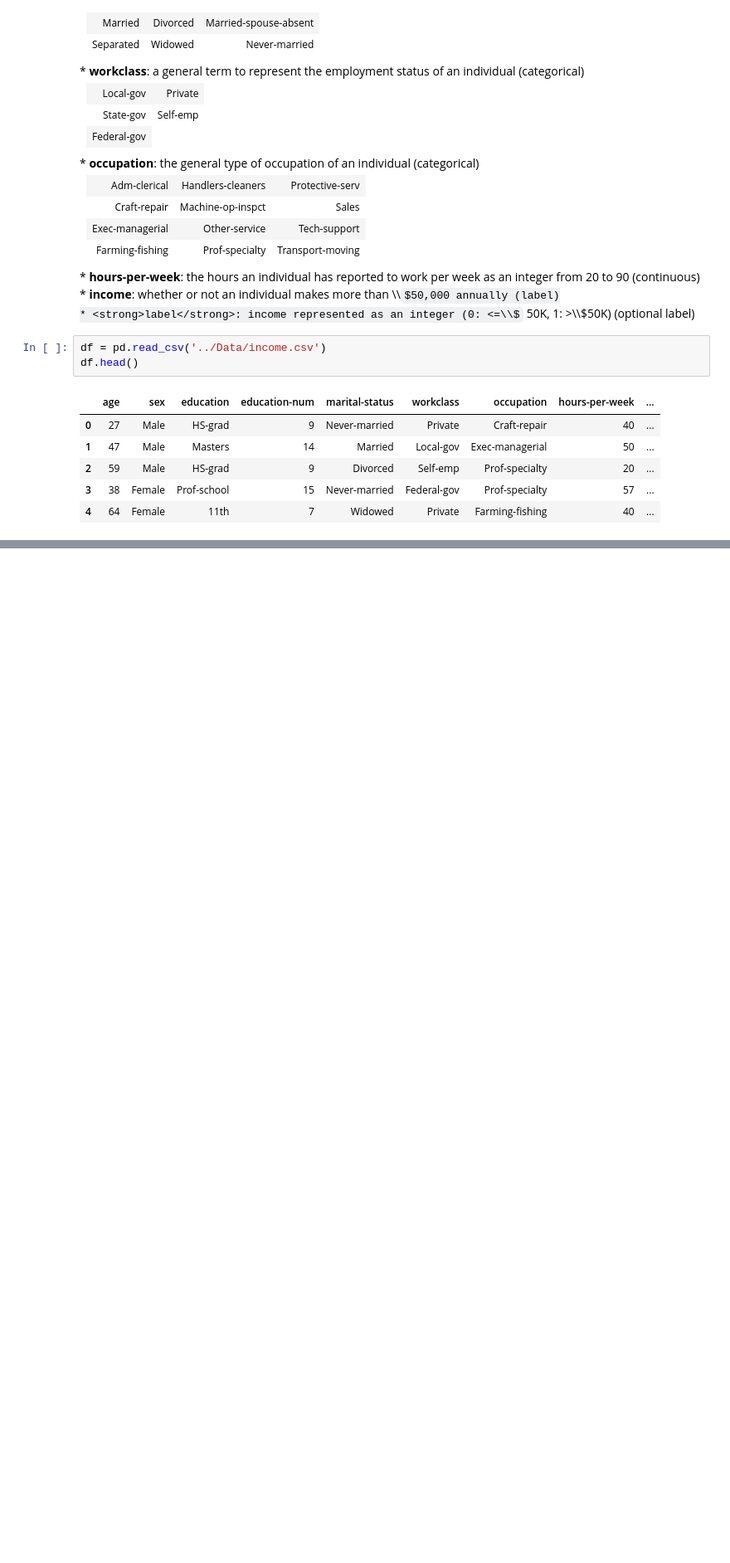
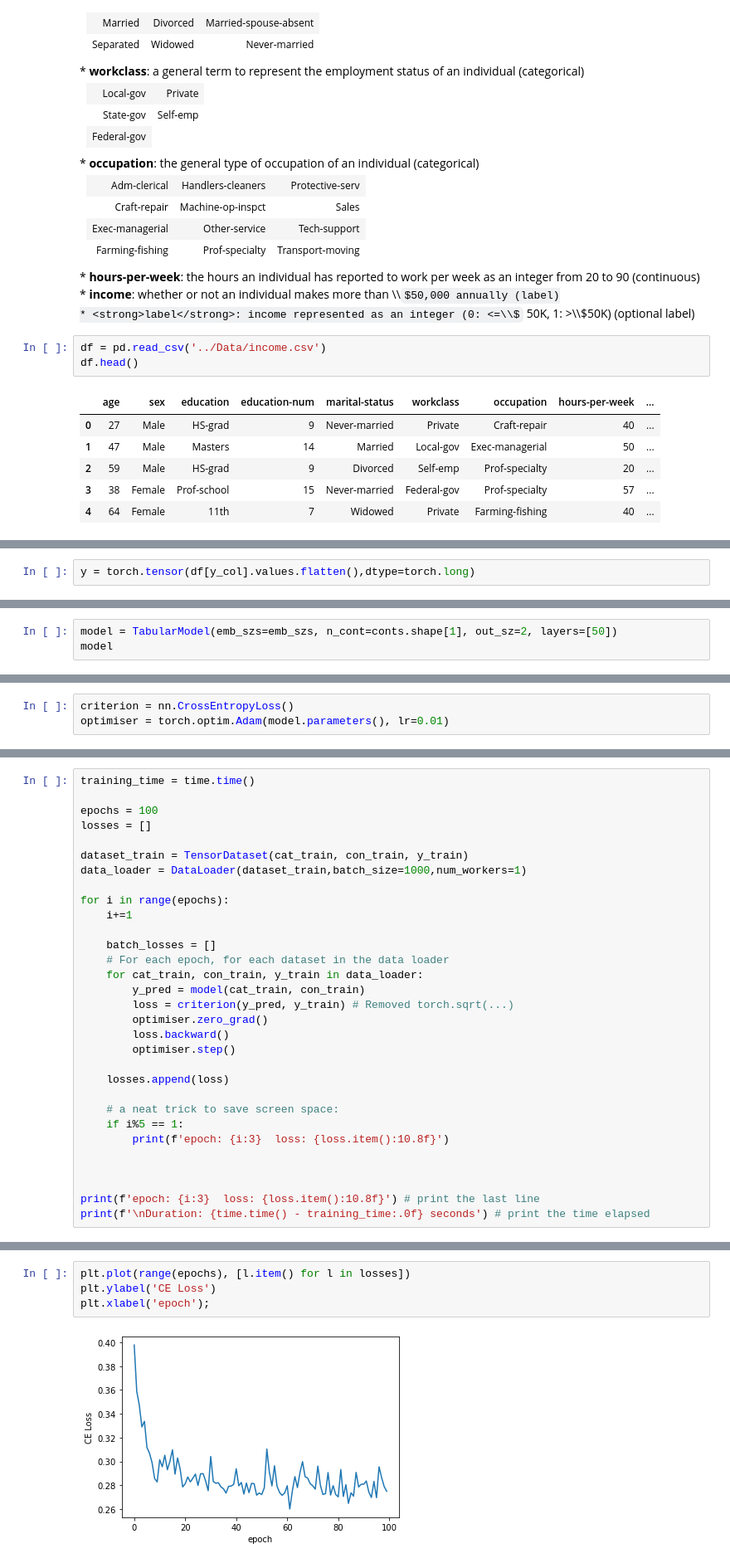
Before and after one commit to alejandrodgb/pytorch-for-dl, a Jupyter notebook: 02-ANN-Artificial-Neural-Networks/05-Exercises.ipynb, the cells around one changed output, grey strips where cells are left out. Shown: that part at 83% size. Saved outputs shown, nothing was run; the diff lists cells and outputs as text; some formulas as TeX source; blank space fills up the shorter version.

```diff
--- a/02-ANN-Artificial-Neural-Networks/05-Exercises.ipynb
+++ b/02-ANN-Artificial-Neural-Networks/05-Exercises.ipynb
@@ -100,0 +198,2 @@ df.describe(include='all')
+# %%
+y = torch.tensor(df[y_col].values.flatten(),dtype=torch.long)
@@ -100,0 +283,3 @@ df.describe(include='all')
+# %%
+model = TabularModel(emb_szs=emb_szs, n_cont=conts.shape[1], out_sz=2, layers=[50])
+model
@@ -100,0 +307,3 @@ df.describe(include='all')
+# %%
+criterion = nn.CrossEntropyLoss()
+optimiser = torch.optim.Adam(model.parameters(), lr=0.01)
@@ -100,0 +312,31 @@ df.describe(include='all')
+# %%
+training_time = time.time()
+
+epochs = 100
+losses = []
+
+dataset_train = TensorDataset(cat_train, con_train, y_train)
+data_loader = DataLoader(dataset_train,batch_size=1000,num_workers=1)
+
+for i in range(epochs):
+    i+=1
+
+    batch_losses = []
+    # For each epoch, for each dataset in the data loader
+    for cat_train, con_train, y_train in data_loader:
+        y_pred = model(cat_train, con_train)
+        loss = criterion(y_pred, y_train) # Removed torch.sqrt(...)
+        optimiser.zero_grad()
+        loss.backward()
+        optimiser.step()
+
+    losses.append(loss)
+
+    # a neat trick to save screen space:
+    if i%5 == 1:
+        print(f'epoch: {i:3}  loss: {loss.item():10.8f}')
+
+
+
+print(f'epoch: {i:3}  loss: {loss.item():10.8f}') # print the last line
+print(f'\nDuration: {time.time() - training_time:.0f} seconds') # print the time elapsed
@@ -100,0 +363,6 @@ df.describe(include='all')
+# %%
+plt.plot(range(epochs), [l.item() for l in losses])
+plt.ylabel('CE Loss')
+plt.xlabel('epoch');
+# %% [output]
+[figure, added]
```
Also changed, not shown: parts of 47 cells of this notebook, 1 other file.
